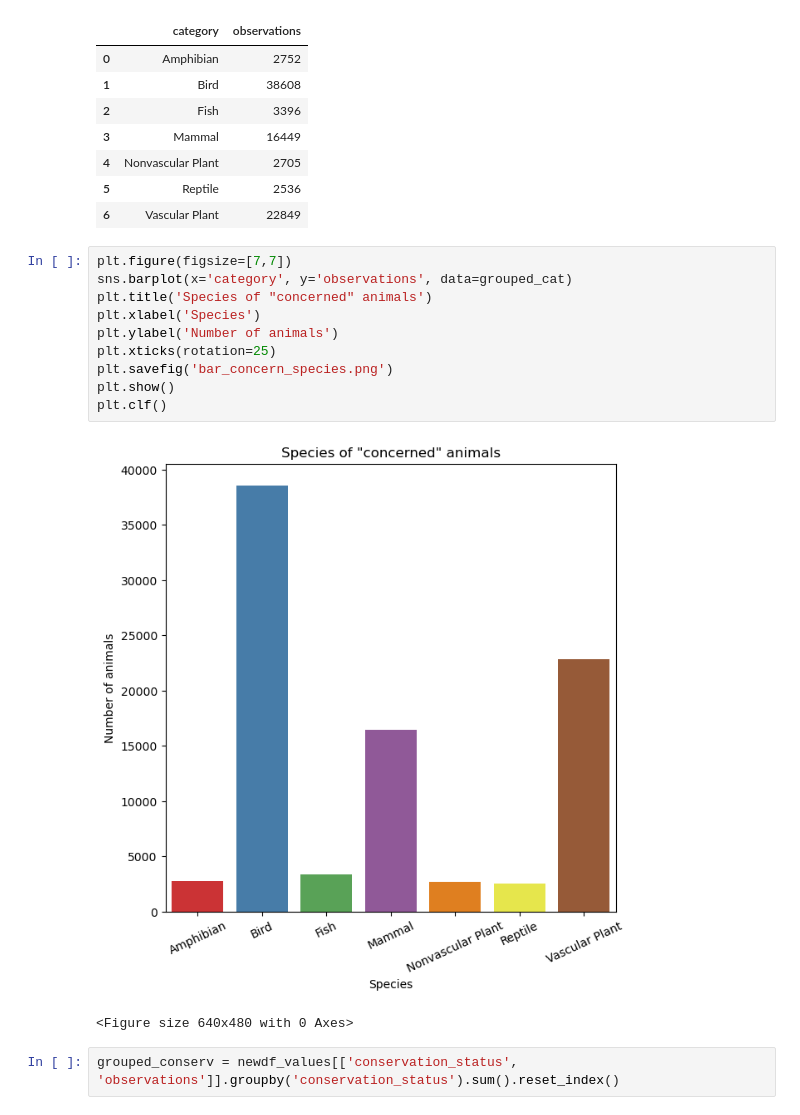
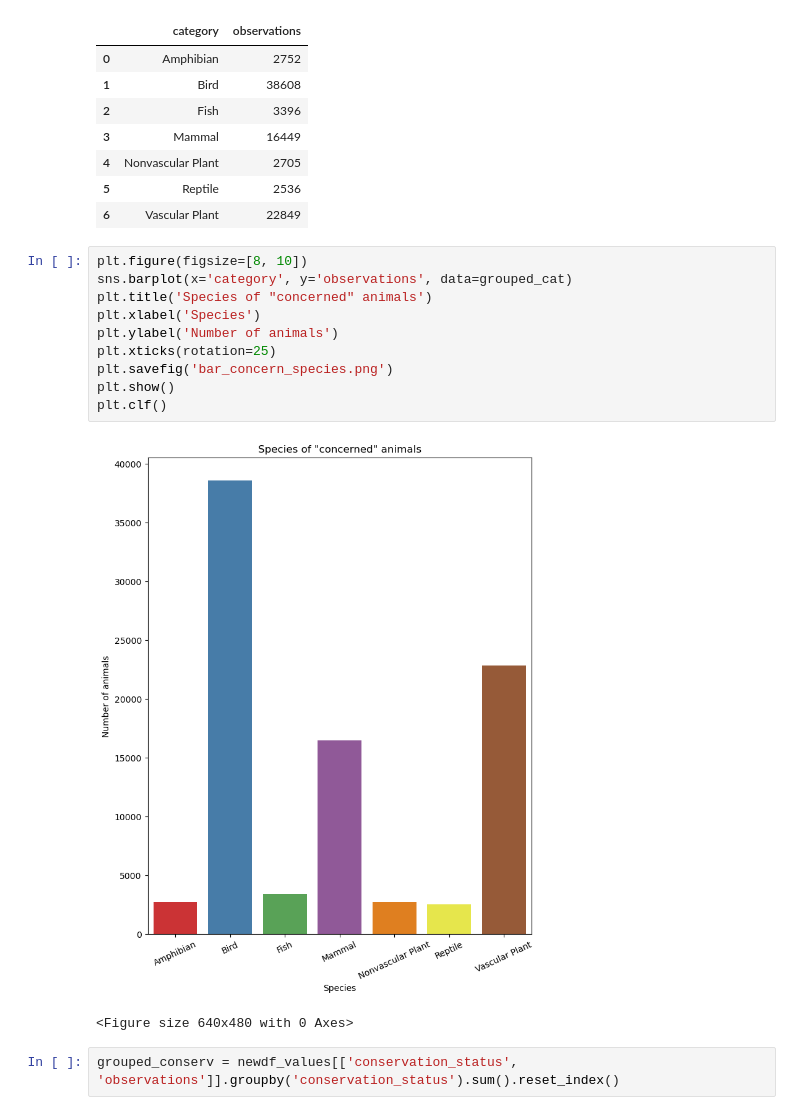
Before and after one commit to LiZoMark841619/Biodiversity_Project, a Jupyter notebook: biodiversity_starter/biodiversity.ipynb, the cells around one changed output. Saved outputs shown, nothing was run; the diff lists cells and outputs as text.

```diff
--- a/biodiversity_starter/biodiversity.ipynb
+++ b/biodiversity_starter/biodiversity.ipynb
@@ -448,17 +450,17 @@ grouped_cat
 | 5 | Reptile | 2536 |
 | 6 | Vascular Plant | 22849 |
 # %%
-plt.figure(figsize=[7,7])
+plt.figure(figsize=[8, 10])
 sns.barplot(x='category', y='observations', data=grouped_cat)
 plt.title('Species of "concerned" animals')
 plt.xlabel('Species')
 plt.ylabel('Number of animals')
 plt.xticks(rotation=25)
 plt.savefig('bar_concern_species.png')
 plt.show()
 plt.clf()
 # %% [output]
-[figure, old version]
+[figure, new version]
 <Figure size 640x480 with 0 Axes>
 # %%
 grouped_conserv = newdf_values[['conservation_status', 'observations']].groupby('conservation_status').sum().reset_index()
```
Also changed, not shown: parts of 4 cells of this notebook, 7 other files.
